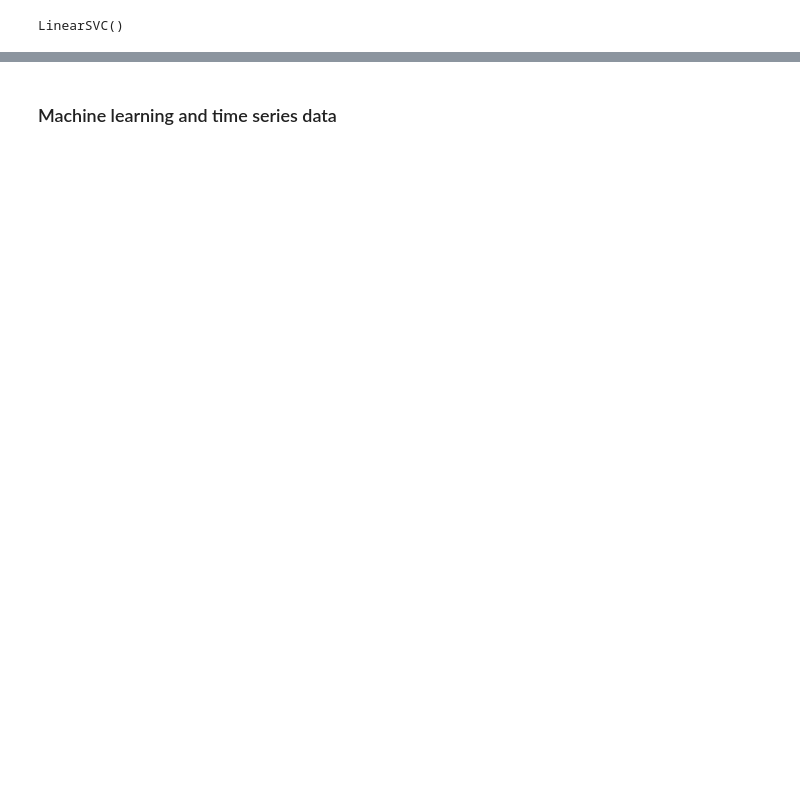
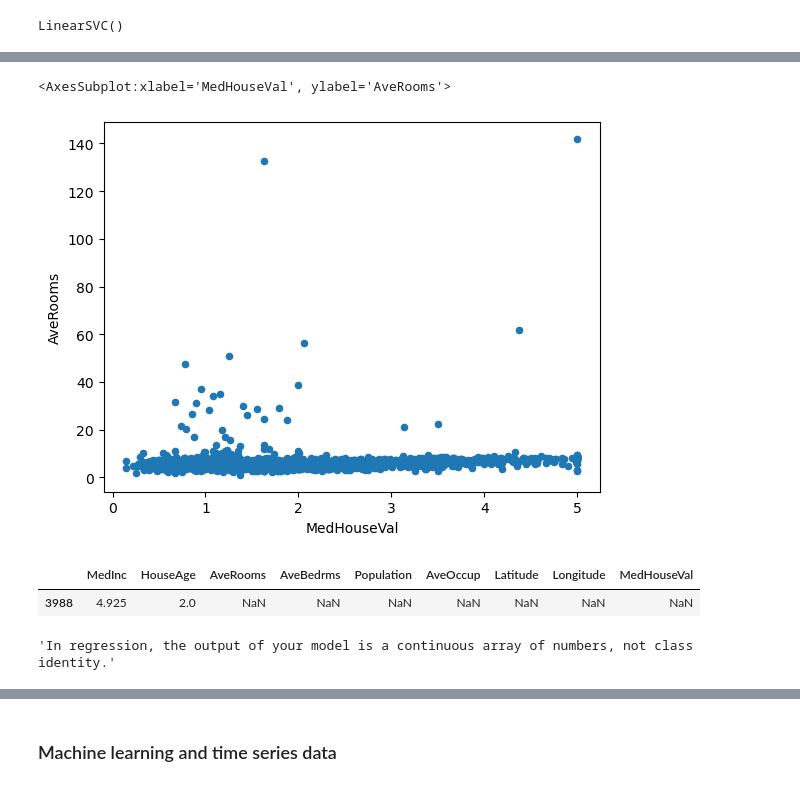
Before and after one commit to anhhaibkhn/Data-Science-selfstudy-notes-Blog, a Jupyter notebook: _notebooks/Machine Learning for Time Series Data in Python/2022-08-29-Machine Learning for Time Series Data in Python.ipynb, the cells around one changed output, grey strips where cells are left out. Saved outputs shown, nothing was run; the diff lists cells and outputs as text; code cells hidden in the pictures; blank space fills up the shorter version.

```diff
--- a/_notebooks/Machine Learning for Time Series Data in Python/2022-08-29-Machine Learning for Time Series Data in Python.ipynb
+++ b/_notebooks/Machine Learning for Time Series Data in Python/2022-08-29-Machine Learning for Time Series Data in Python.ipynb
@@ -193,0 +238,3 @@ LinearSVC()
+# %%
+housing = pd.read_csv("datasets/housing.csv", index_col=[0])
+display(housing.info())
@@ -193,0 +259,10 @@ LinearSVC()
+# %%
+housing.plot.scatter(y='AveRooms', x='MedHouseVal')
+# %% [output]
+<AxesSubplot:xlabel='MedHouseVal', ylabel='AveRooms'>
+[figure, added]
+# %%
+housing[housing.isna().any(axis=1)]
+# %% [output]
+|  | MedInc | HouseAge | AveRooms | AveBedrms | Population | AveOccup | Latitude | Longitude | MedHouseVal |
+| 3988 | 4.925 | 2.0 | NaN | NaN | NaN | NaN | NaN | NaN | NaN |
@@ -193,0 +271,14 @@ LinearSVC()
+# %%
+from sklearn import linear_model
+
+# Prepare input and output DataFrames
+X = housing[['MedHouseVal']]
+y = housing[['AveRooms']]
+
+# Fit the model
+model = linear_model.LinearRegression()
+model.fit(X,y)
+
+"""In regression, the output of your model is a continuous array of numbers, not class identity."""
+# %% [output]
+'In regression, the output of your model is a continuous array of numbers, not class identity.'
```
Also changed, not shown: parts of 126 cells of this notebook, 22 other files.
